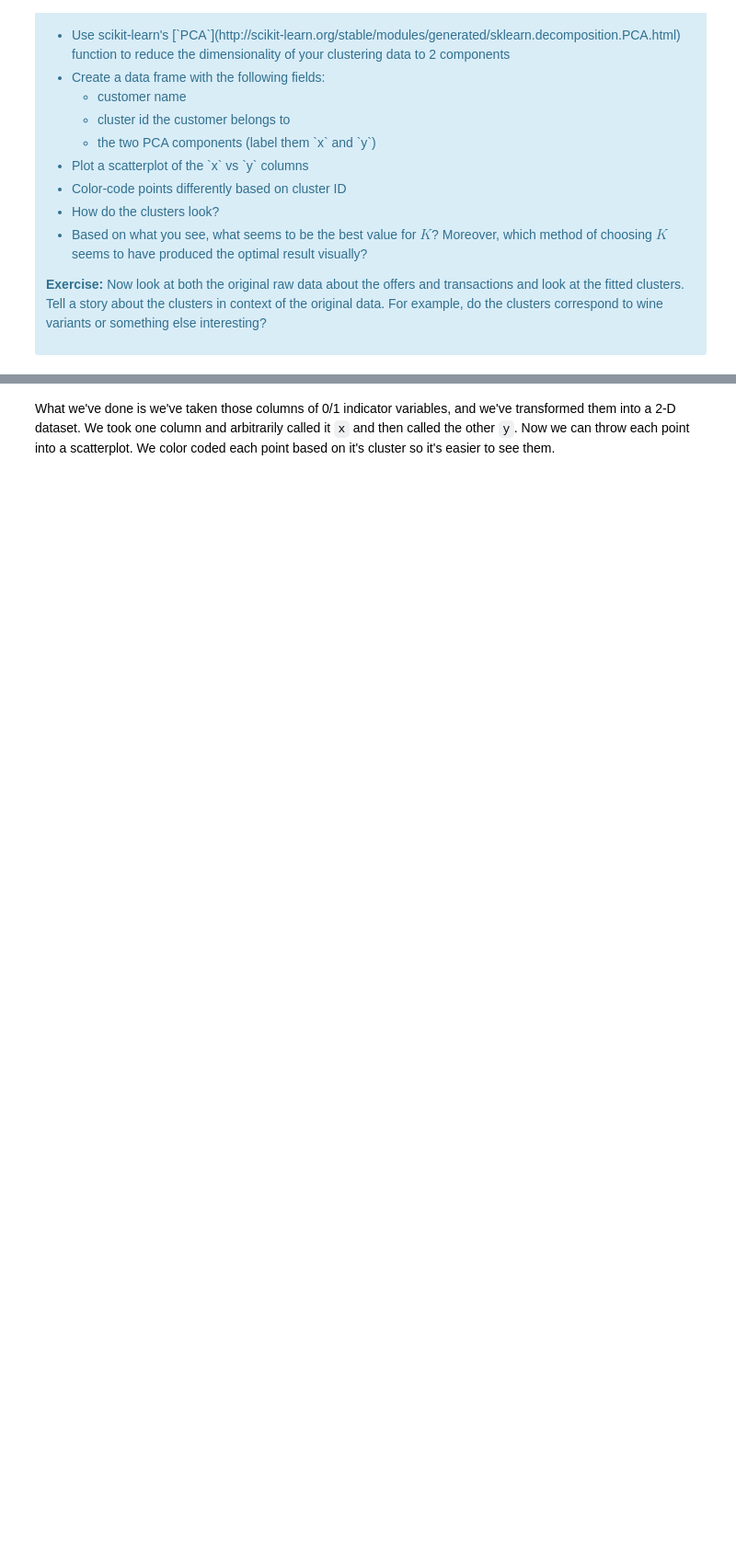
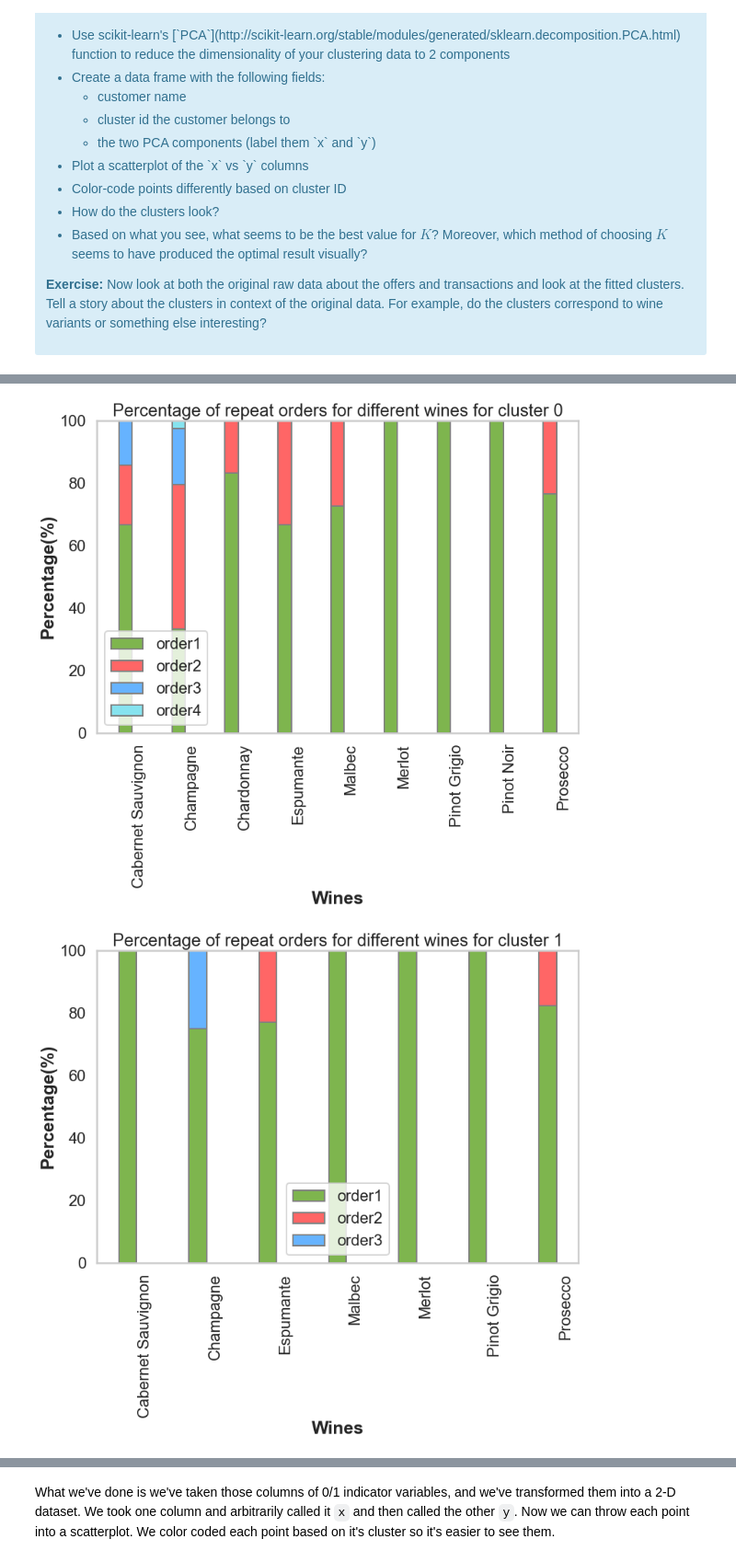
Before and after one commit to Pallavi43/DataScienceGuidedCapstone, a Jupyter notebook: Notebooks/Clustering Case Study - Customer Segmentation with K-Means - Tier 3.ipynb, the cells around one changed output, grey strips where cells are left out. Shown at 92% size. Drawn from its saved outputs; the diff is of its cells as text; code cells hidden in the pictures; blank space fills up the shorter version.

```diff
--- a/Notebooks/Clustering Case Study - Customer Segmentation with K-Means - Tier 3.ipynb
+++ b/Notebooks/Clustering Case Study - Customer Segmentation with K-Means - Tier 3.ipynb
@@ -459,0 +552,52 @@ plt.scatter(pc1, pc2, c=cluster_assignments.tolist(), cmap=cmap)
+# %%
+def order_variety(df1,df2,df3):
+
+    for i in range(3):
+        data = []
+        cluster = df1[cluster_assignments==i]
+        cluster_df = pd.DataFrame(columns = df2.columns)
+        for j in cluster.index:
+            cluster_df = cluster_df.append(pd.DataFrame(df2[df2['customer_name']==j]), ignore_index = True)
+
+        cluster_df_n = cluster_df.join(df3.set_index('offer_id'), on= 'offer_id', how = 'inner').reset_index(drop = True).groupby(['customer_name', 'varietal']).size().to_frame().reset_index(['customer_name','varietal']).rename(columns ={0 : 'orders'})
+        cluster_qty = cluster_df_n.groupby(['varietal','orders']).size().to_frame().reset_index(['orders']).rename(columns ={0 : 'freq'})
+        cluster_qty['perc'] = (cluster_qty.freq/cluster_qty.groupby(cluster_qty.index)['freq'].sum())*100
+        cluster_piv = cluster_qty.pivot_table(index ='varietal', columns = 'orders', values = 'perc', fill_value = 0)
+        color = ['#7eb54e', '#ff6666', '#66b3ff', '#86e3ef']
+        barWidth = 0.25
+        fig = plt.subplots(figsize =(12, 8))
+
+
+        x = [ind for ind in cluster_piv.index]
+        for cols in cluster_piv:
+            data.append(cluster_piv[cols].values)
+
+        if (len(data) > len(color)):
+            raise Exception("Insufficient number of colors.. color = {}, data = {}".format(len(color), len(data)))
+
+        for l in range(len(data)):
+            mylabel = 'order' + str(l+1)
+            if l == 0:
+                plt.bar(x, data[l], color =color[l], width = barWidth,
+                    edgecolor ='grey', label = mylabel)
+                bottom_vals = data[l]
+            elif l > 0:
+                plt.bar(x, data[l] , color = color[l], width = barWidth,
+                edgecolor ='grey', label = mylabel, bottom = bottom_vals)
+                bottom_vals = bottom_vals + data[l]
+
+        plt.xlabel('Wines', fontweight ='bold', fontsize = 25)
+        plt.ylabel('Percentage(%)', fontweight ='bold', fontsize = 25)
+        plt.xticks([r + barWidth for r in range(len(data[0]))],
+        [ind for ind in cluster_piv.index], rotation = 90)
+        plt.grid(False)
+        plt.legend()
+        plt.title('Percentage of repeat orders for different wines for cluster ' + str(i))
+        plt.show()
+
+
+
+order_variety(new_df,df_transactions,df_offers)
+# %% [output]
+[figure, added]
+[figure, added]
```
Also changed, not shown: parts of 11 cells of this notebook.
